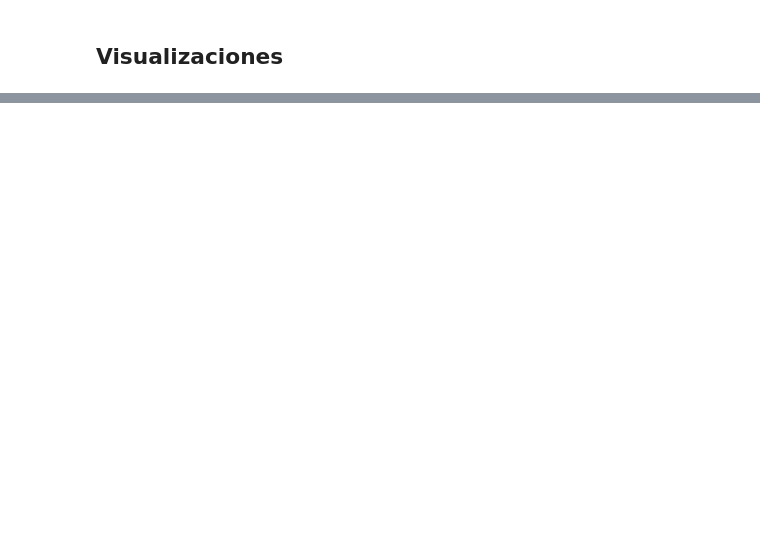
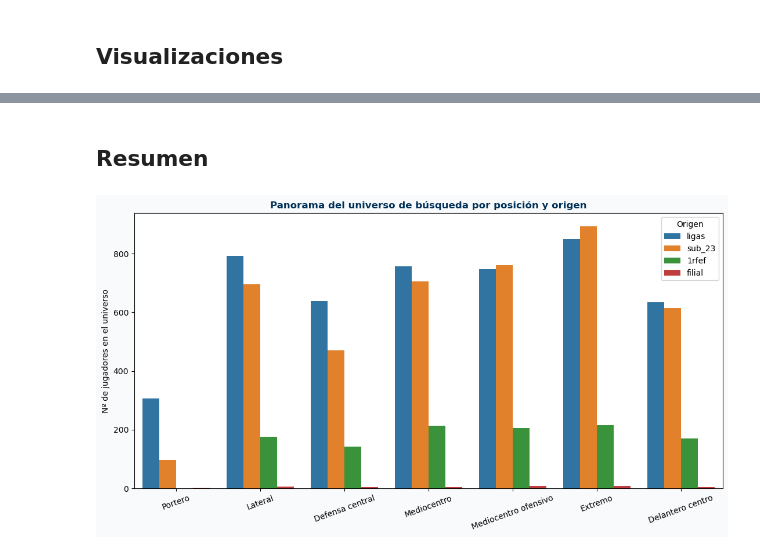
Before and after one commit to alsuaarez/TFM, a Jupyter notebook: src/scouting/comparador.ipynb, the cells around one changed output, grey strips where cells are left out. Cells and saved outputs as stored; diff of their text form; code cells hidden in the pictures; blank space fills up the shorter version.

```diff
--- a/src/scouting/comparador.ipynb
+++ b/src/scouting/comparador.ipynb
@@ -315,0 +408,37 @@ VBox(children=(HBox(children=(Dropdown(description='Liga:', options=('Todas', '
+# %% [markdown]
+## Resumen
+# %%
+def graficar_panorama_posiciones(universo=None):
+    """
+    Muestra cuántos jugadores hay disponibles en el universo (mercado vs cantera)
+    por cada familia de posición, para ver cómo se está moviendo la UD:
+    dónde hay más profundidad externa y dónde depende más del filial.
+    """
+    if universo is None:
+        universo = df_universo
+
+    filas = []
+    for patron, nombre in GRUPOS_POSICION:
+        mask = universo['Posicion'].str.contains(patron, case=False, na=False, regex=True)
+        for origen in universo['Carpeta_Origen'].dropna().unique():
+            filas.append({
+                'Posicion': nombre,
+                'Origen': origen,
+                'Jugadores': int((mask & (universo['Carpeta_Origen'] == origen)).sum())
+            })
+    df_panorama = pd.DataFrame(filas)
+
+    plt.figure(figsize=(11, 6), facecolor='#F8FAFC')
+    sns.barplot(data=df_panorama, x='Posicion', y='Jugadores', hue='Origen')
+    plt.title('Panorama del universo de búsqueda por posición y origen',
+              fontweight='bold', color='#003057')
+    plt.xlabel('')
+    plt.ylabel('Nº de jugadores en el universo')
+    plt.xticks(rotation=20)
+    plt.tight_layout()
+    plt.show()
+    return df_panorama
+
+df_panorama_posiciones = graficar_panorama_posiciones()
+# %% [output]
+[figure, added]
```
Also changed, not shown: parts of 10 cells of this notebook.
